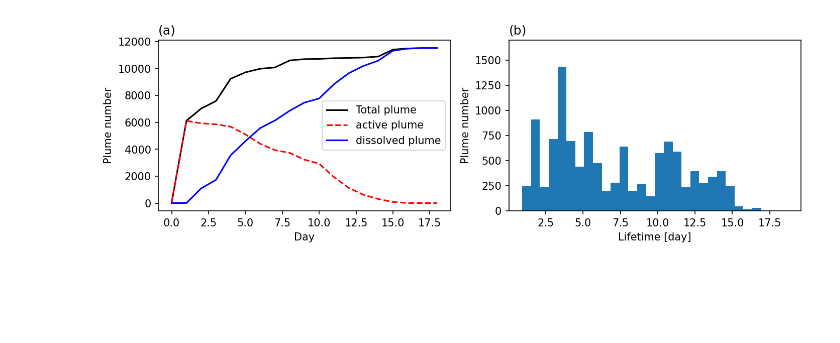
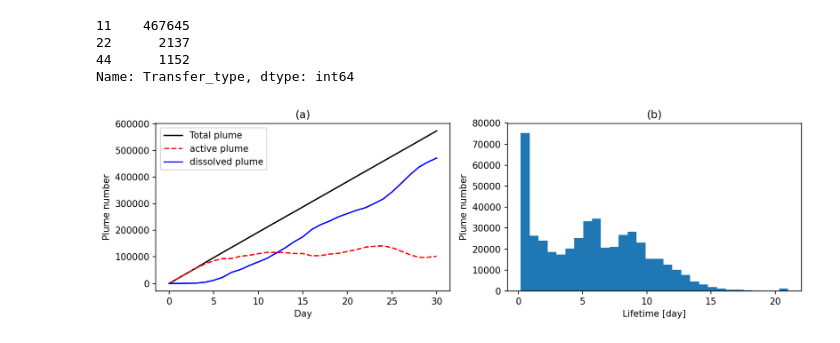
Before and after one commit to hongwei8sun/GEOS-Chem, a Jupyter notebook: python/Figure7_plume_number_lifetime.ipynb, the cells around one changed output. Cells and saved outputs as stored; diff of their text form; code cells hidden in the pictures; blank space fills up the shorter version.

```diff
--- a/python/Figure7_plume_number_lifetime.ipynb
+++ b/python/Figure7_plume_number_lifetime.ipynb
@@ -25,12 +25,22 @@ NA = 6.022e+23
 # %%
 days = np.arange(1,32,1)
 
-FILEDIR1    = '/n/home12/hongwei/HONGWEI/GC_run_13.0/1_plume_in_60deg/final/Gini/gc_2x25_lagrange_final'
-df10_life   = pd.read_fwf(FILEDIR1+'/Plume_lifetime_seconds.txt', header=None)
+FILEDIR1    = '/n/home12/hongwei/HONGWEI/GC_run_13.0/Final_simulation_continuous_injection/Sensitive_test/Initial_plume_length/gc_2x25_lagrange_1km'
+
 df10_number = pd.read_fwf(FILEDIR1+'/Plume_number.txt', header=None)
-
 Num1_plume = df10_number.loc[:,3]
 Num1_2D = df10_number.loc[:,1]
 Num1_1D = df10_number.loc[:,0]
 Num1_dissolved = df10_number.loc[:,2]
-lifetime1 = df10_life.loc[:,1]/(3600*24)
+
+
+
+df10_life   = pd.read_fwf(FILEDIR1+'/Plume_lifetime_seconds.txt', header=None)
+df10_life.columns =['Day', 'Transfer_type', 'Lifetime_s','Background_Concnt']
+
+num_30day = 470933
+
+# select first 30 days for lifetime
+df10_life_1mon = df10_life.loc[0:num_30day,:]
+lifetime1 = df10_life_1mon['Lifetime_s']/(3600*24)
+Bgd_Concnt = df10_life_1mon['Background_Concnt']
@@ -39,33 +47,45 @@ lifetime1 = df10_life.loc[:,1]/(3600*24)
+# %%
+df10_life_1mon['Transfer_type'].value_counts()
+# %% [output]
+11    467645
+22      2137
+44      1152
+Name: Transfer_type, dtype: int64
 # %%
 # Num1_plume[0:200]
 # %%
-fig = plt.figure(figsize=(11,3), dpi=150);
+fig = plt.figure(figsize=(11,3.5), dpi=150);
 
 # (1)
+Nt = 31
 ax1 = fig.add_subplot(1,2,1)
-ax1.plot(Num1_plume[0:90], 'k', label='Total plume')
-ax1.plot(Num1_1D[0:90]+Num1_2D[0:90], 'r--', label='active plume')
-ax1.plot(Num1_dissolved[0:90], 'b', label='dissolved plume')
+ax1.plot(Num1_plume[0:Nt], 'k', label='Total plume')
+ax1.plot(Num1_1D[0:Nt]+Num1_2D[0:Nt], 'r--', label='active plume')
+ax1.plot(Num1_dissolved[0:Nt], 'b', label='dissolved plume')
 ax1.legend()
 
-ax1.set_title('(a)', fontsize=12, loc='left')
+ax1.set_title('(a)', fontsize=12, loc='center')
 # plt.title('Number of plumes in different types', fontsize=12)
 ax1.set_xlabel('Day');
 ax1.set_ylabel('Plume number');
 
 # (2)
+# delete all the lifetime that is less than 0.5 day ???
+# log scale ???
 ax2 = fig.add_subplot(1,2,2)
-max_num = 1700
+max_num = 0.8e5
 
 ax2.hist(lifetime1, bins=30)
 ax2.set_ylim(0,max_num)
 
 ax2.set_xlabel('Lifetime [day]');
 ax2.set_ylabel('Plume number');
-ax2.set_title('(b)',fontsize=12, loc='left');
+ax2.set_title('(b)',fontsize=12, loc='center');
 # plt.title('Distribution of plume lifetime in plume model', fontsize=12);
+
+plt.tight_layout()
 # %% [output]
-[figure, old version]
+[figure, new version]
 # %%
 print(f'The average lifetime is {np.mean(lifetime1):0.1f} days')
 # %% [output]
```
Also changed, not shown: parts of 3 cells of this notebook, 8 other files.
